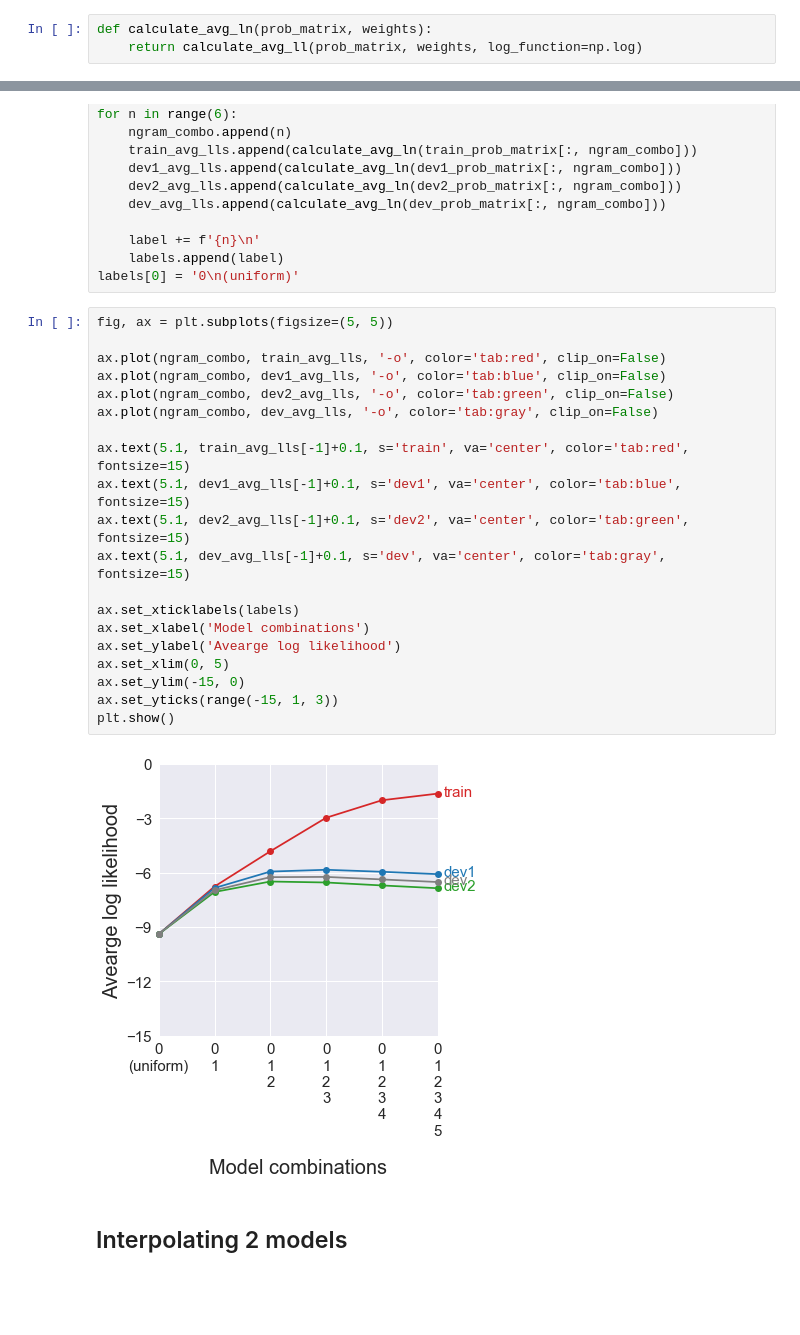
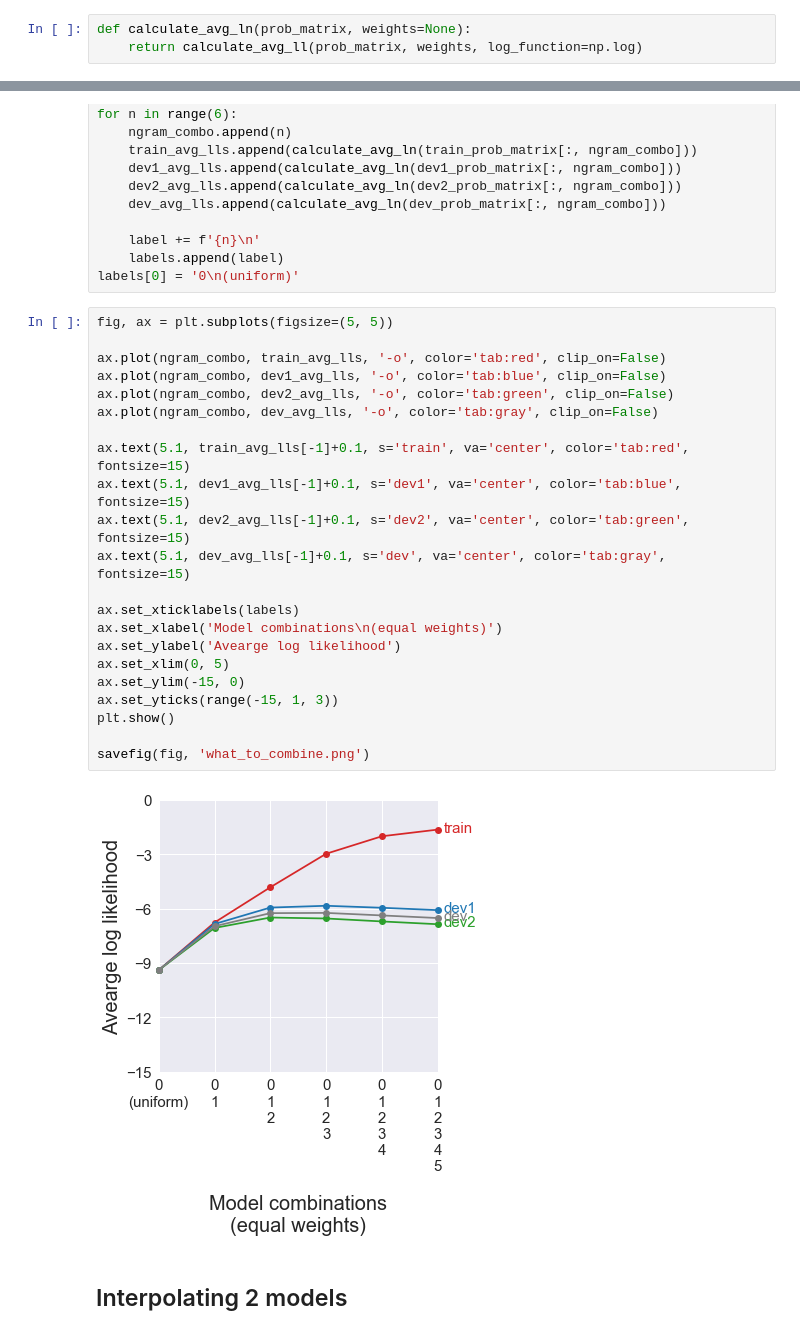
Before and after one commit to khanhnguyendata/ngram, a Jupyter notebook: analysis/part3.ipynb, the cells around one changed output, grey strips where cells are left out. Saved outputs shown, nothing was run; the diff lists cells and outputs as text; blank space fills up the shorter version.

```diff
--- a/analysis/part3.ipynb
+++ b/analysis/part3.ipynb
@@ -7,7 +7,7 @@ from analysis.ngram import calculate_avg_ll
 from analysis.plot_utils import plt, legend_opts, savefig
 from matplotlib.animation import FuncAnimation
 # %%
-def calculate_avg_ln(prob_matrix, weights):
+def calculate_avg_ln(prob_matrix, weights=None):
     return calculate_avg_ll(prob_matrix, weights, log_function=np.log)
 # %% [markdown]
 ## Combine models sequentially
@@ -42,25 +42,27 @@ labels[0] = '0\n(uniform)'
 # %%
 fig, ax = plt.subplots(figsize=(5, 5))
 
 ax.plot(ngram_combo, train_avg_lls, '-o', color='tab:red', clip_on=False)
 ax.plot(ngram_combo, dev1_avg_lls, '-o', color='tab:blue', clip_on=False)
 ax.plot(ngram_combo, dev2_avg_lls, '-o', color='tab:green', clip_on=False)
 ax.plot(ngram_combo, dev_avg_lls, '-o', color='tab:gray', clip_on=False)
 
 ax.text(5.1, train_avg_lls[-1]+0.1, s='train', va='center', color='tab:red', fontsize=15)
 ax.text(5.1, dev1_avg_lls[-1]+0.1, s='dev1', va='center', color='tab:blue', fontsize=15)
 ax.text(5.1, dev2_avg_lls[-1]+0.1, s='dev2', va='center', color='tab:green', fontsize=15)
 ax.text(5.1, dev_avg_lls[-1]+0.1, s='dev', va='center', color='tab:gray', fontsize=15)
 
 ax.set_xticklabels(labels)
-ax.set_xlabel('Model combinations')
+ax.set_xlabel('Model combinations\n(equal weights)')
 ax.set_ylabel('Avearge log likelihood')
 ax.set_xlim(0, 5)
 ax.set_ylim(-15, 0)
 ax.set_yticks(range(-15, 1, 3))
 plt.show()
+
+savefig(fig, 'what_to_combine.png')
 # %% [output]
-[figure, old version]
+[figure, new version]
 # %% [markdown]
 ## Interpolating 2 models
 # %%
```
Also changed, not shown: parts of 22 cells of this notebook, 8 other files.
